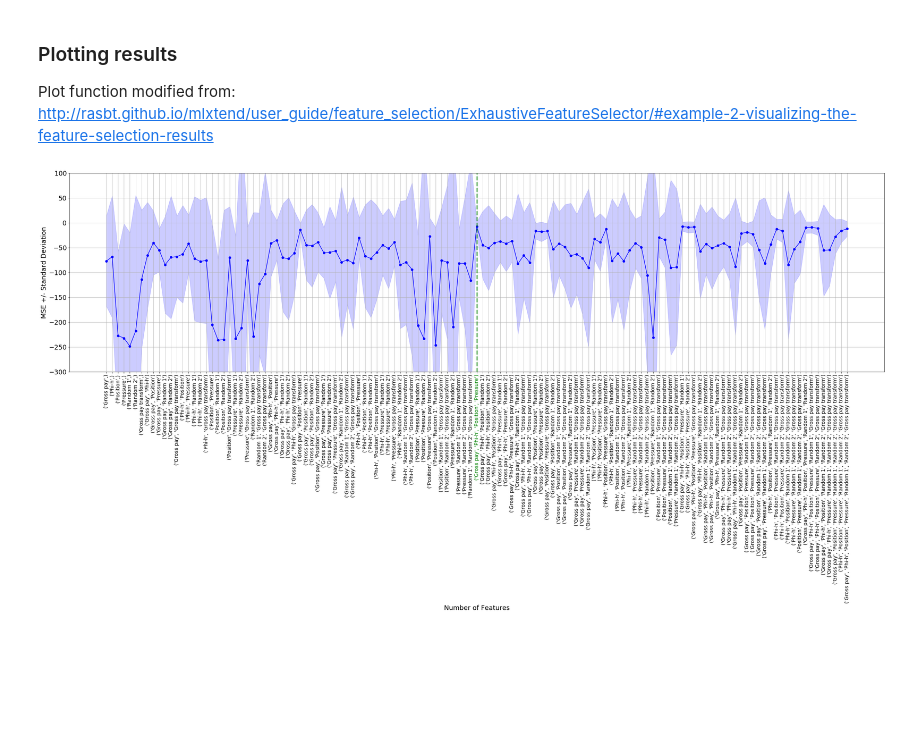
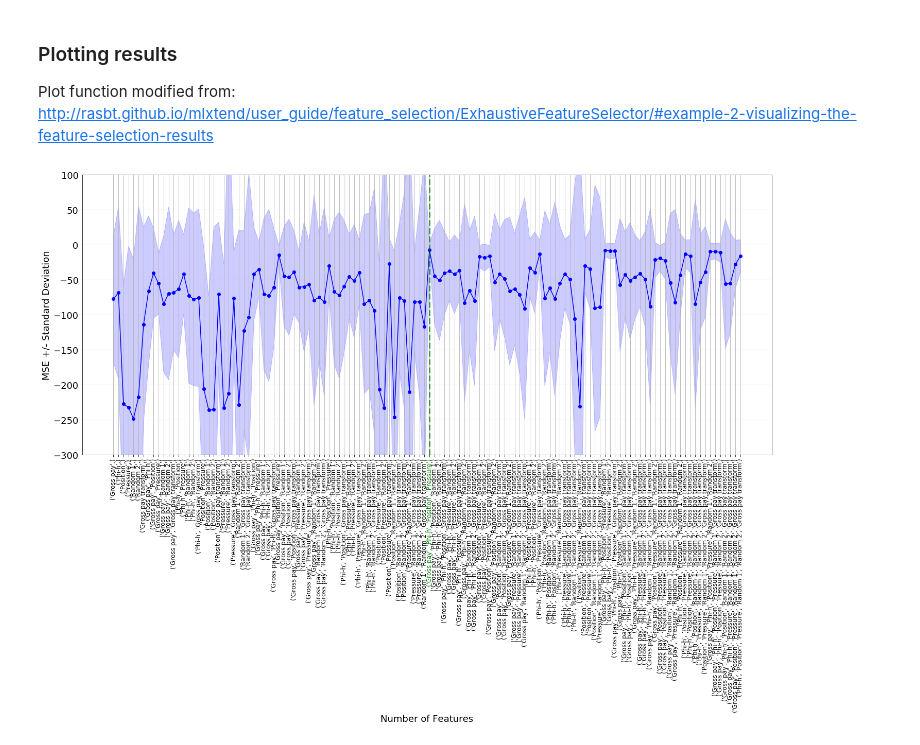
Before and after one commit to mycarta/Data-science-tools-petroleum-exploration-and-production, a Jupyter notebook: Python/notebooks/variable_selection_03a_Exhaustive_Feature_Selector.ipynb, the cells around one changed output. Saved outputs shown, nothing was run; the diff lists cells and outputs as text; code cells hidden in the pictures; blank space fills up the shorter version.

```diff
--- a/Python/notebooks/variable_selection_03a_Exhaustive_Feature_Selector.ipynb
+++ b/Python/notebooks/variable_selection_03a_Exhaustive_Feature_Selector.ipynb
@@ -30,7 +30,7 @@ LR = LinearRegression()
 
 efs = EFS(estimator=LR,
           min_features=1,
-          max_features=7,
+          max_features=6,
           print_progress=False,
           clone_estimator=False,
           scoring='neg_mean_squared_error',
@@ -42,4 +42,3 @@ efs = efs.fit(X, y, custom_feature_names=feature_names)
 
 df = pd.DataFrame.from_dict(efs.get_metric_dict()).T
 df=df.sort_values('avg_score', inplace=False, ascending=False)
-df.head(10)
@@ -58,5 +56,5 @@ df.head(10)
 # %%
-mark = int(df.head(1).index.values)
+mark = df.index[0]
 print(mark)
 # %% [output]
 63
@@ -66,43 +64,43 @@ print(mark)
 Plot function modified from:  http://rasbt.github.io/mlxtend/user_guide/feature_selection/ExhaustiveFeatureSelector/#example-2-visualizing-the-feature-selection-results
 # %%
 ##### Added by Matteo ######
-font = {'size'   : 14}
+font = {'size'   : 12}
 plt.rc('font', **font)
 plt.rc('ytick',labelsize=18)
 ############################
 
 metric_dict = efs.get_metric_dict()
 
-fig = plt.figure(figsize = (40, 10))
+fig = plt.figure(figsize = (24, 10))
 k_feat = sorted(metric_dict.keys())
 avg = [metric_dict[k]['avg_score'] for k in k_feat]
 
 upper, lower = [], []
 for k in k_feat:
     upper.append(metric_dict[k]['avg_score'] +
                  metric_dict[k]['std_dev'])
     lower.append(metric_dict[k]['avg_score'] -
                  metric_dict[k]['std_dev'])
 
 plt.fill_between(k_feat,
                  upper,
                  lower,
                  alpha=0.2,
                  color='blue',
                  lw=1)
 
 plt.plot(k_feat, avg, color='blue', marker='o')
 plt.plot([mark, mark], [-300, 100], '--g', linewidth=3, alpha=0.7)
 plt.ylabel('MSE +/- Standard Deviation', fontsize=18)
 plt.xlabel('Number of Features',  fontsize=18)
 feature_min = len(metric_dict[k_feat[0]]['feature_idx'])
 feature_max = len(metric_dict[k_feat[-1]]['feature_idx'])
 plt.xticks(k_feat,
            [str(metric_dict[k]['feature_names']) for k in k_feat],
            rotation=90)
 plt.ylim(-300, 100)
 plt.gca().get_xticklabels()[mark].set_color("g")
 plt.grid()
 plt.show()
 # %% [output]
-[figure, old version]
+[figure, new version]
```
Also changed, not shown: parts of 2 cells of this notebook, 1 other file.
